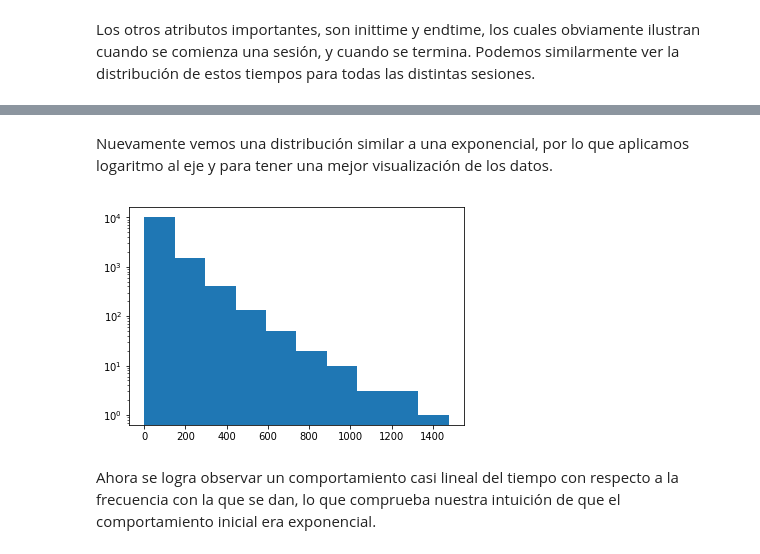
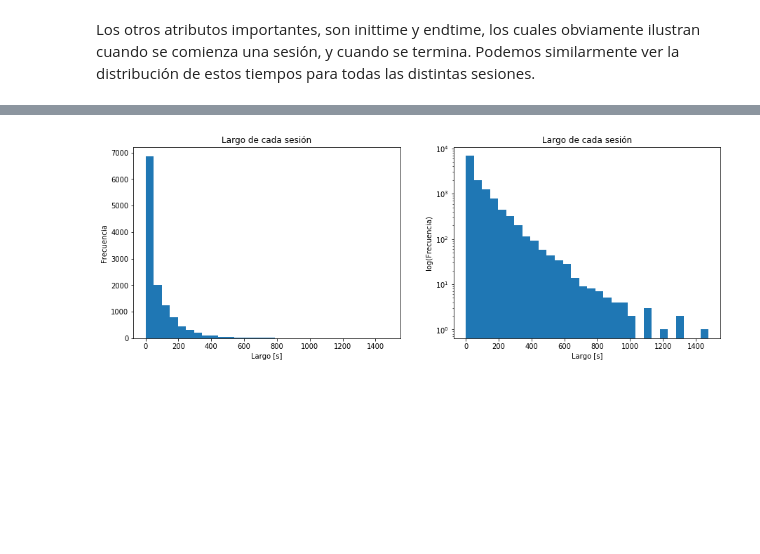
Before and after one commit to danno-s/proyecto-bayes, a Jupyter notebook: Clustering/Exploración.ipynb, the cells around one changed output, grey strips where cells are left out. Cells and saved outputs as stored; diff of their text form; code cells hidden in the pictures; blank space fills up the shorter version.

```diff
--- a/Clustering/Exploración.ipynb
+++ b/Clustering/Exploración.ipynb
@@ -54,10 +52,19 @@ plt.show()
-# %% [markdown]
-Nuevamente vemos una distribución similar a una exponencial, por lo que aplicamos logaritmo al eje y para tener una mejor visualización de los datos.
-# %%
-plt.hist(session_lengths)
-plt.semilogy(2)
-plt.show()
-# %% [output]
-[figure, removed]
-# %% [markdown]
-Ahora se logra observar un comportamiento casi lineal del tiempo con respecto a la frecuencia con la que se dan, lo que comprueba nuestra intuición de que el comportamiento inicial era exponencial.
+# %%
+session_lengths = np.asarray([int((end - start).total_seconds()) for start, end in zip(df['inittime'], df['endtime'])])
+
+
+fig, (linear, log) = plt.subplots(ncols=2, figsize=(15,5))
+
+linear.hist(session_lengths, bins=30)
+linear.set_title("Largo de cada sesión")
+linear.set_ylabel("Frecuencia")
+linear.set_xlabel("Largo [s]")
+
+log.hist(session_lengths, bins=30)
+log.semilogy(2)
+log.set_title("Largo de cada sesión")
+log.set_ylabel("log(Frecuencia)")
+log.set_xlabel("Largo [s]")
+plt.show()
+# %% [output]
+[figure, added]
```
Also changed, not shown: parts of 25 cells of this notebook.
